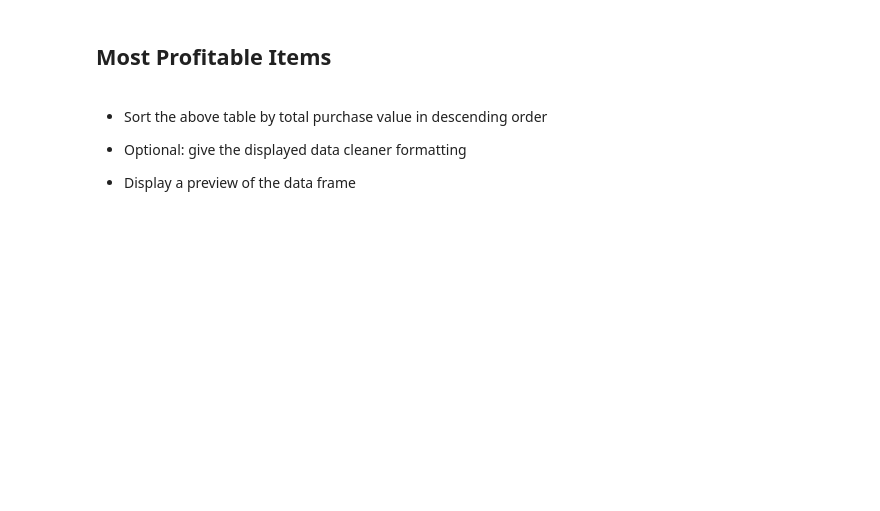
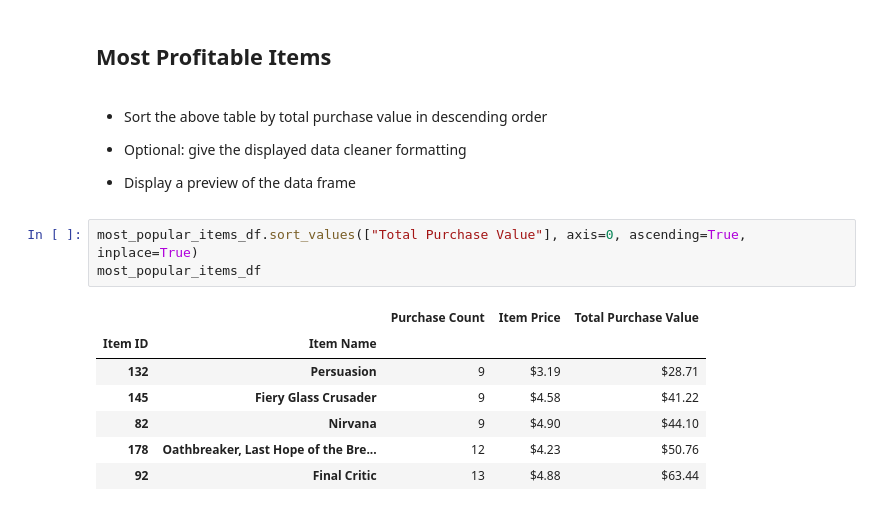
Before and after one commit to bay0624/Pandas-Challenge, a Jupyter notebook: HeroesOfPymoli/HeroesOfPymoli_starter.ipynb, the cells around one changed output. Drawn from its saved outputs; the diff is of its cells as text; blank space fills up the shorter version.

```diff
--- a/HeroesOfPymoli/HeroesOfPymoli_starter.ipynb
+++ b/HeroesOfPymoli/HeroesOfPymoli_starter.ipynb
@@ -443,3 +443,14 @@ most_popular_items_df
 
 
 * Display a preview of the data frame
+# %%
+most_popular_items_df.sort_values(["Total Purchase Value"], axis=0, ascending=True, inplace=True)
+most_popular_items_df
+# %% [output]
+|  |  | Purchase Count | Item Price | Total Purchase Value |
+| Item ID | Item Name |  |  |  |
+| 132 | Persuasion | 9 | $3.19 | $28.71 |
+| 145 | Fiery Glass Crusader | 9 | $4.58 | $41.22 |
+| 82 | Nirvana | 9 | $4.90 | $44.10 |
+| 178 | Oathbreaker, Last Hope of the Bre... | 12 | $4.23 | $50.76 |
+| 92 | Final Critic | 13 | $4.88 | $63.44 |
```
Also changed, not shown: parts of 1 cell of this notebook.
